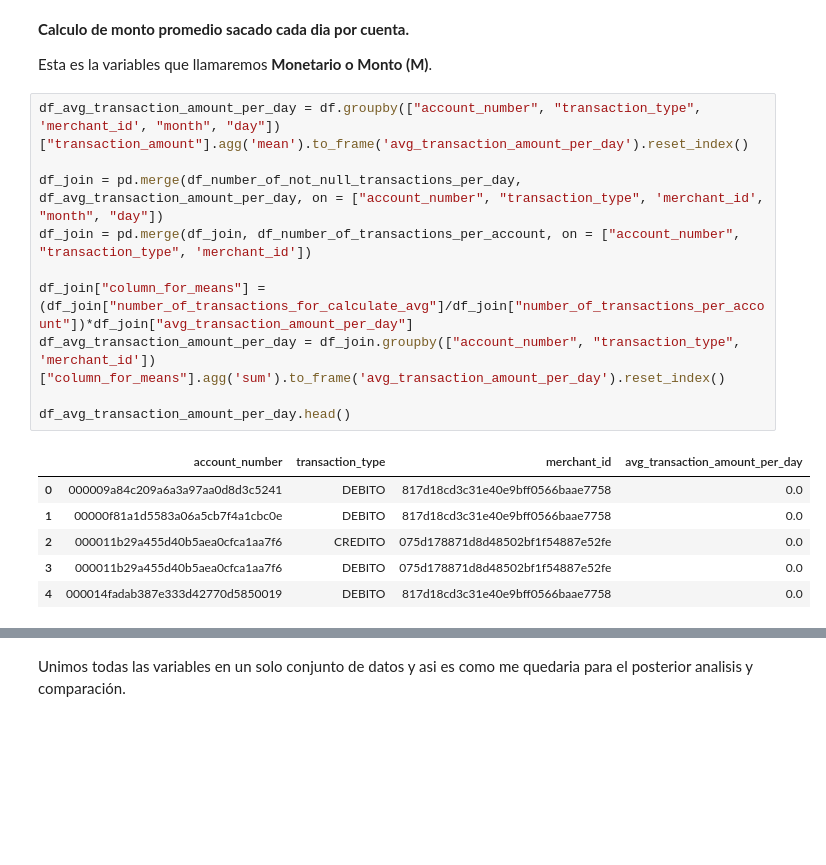
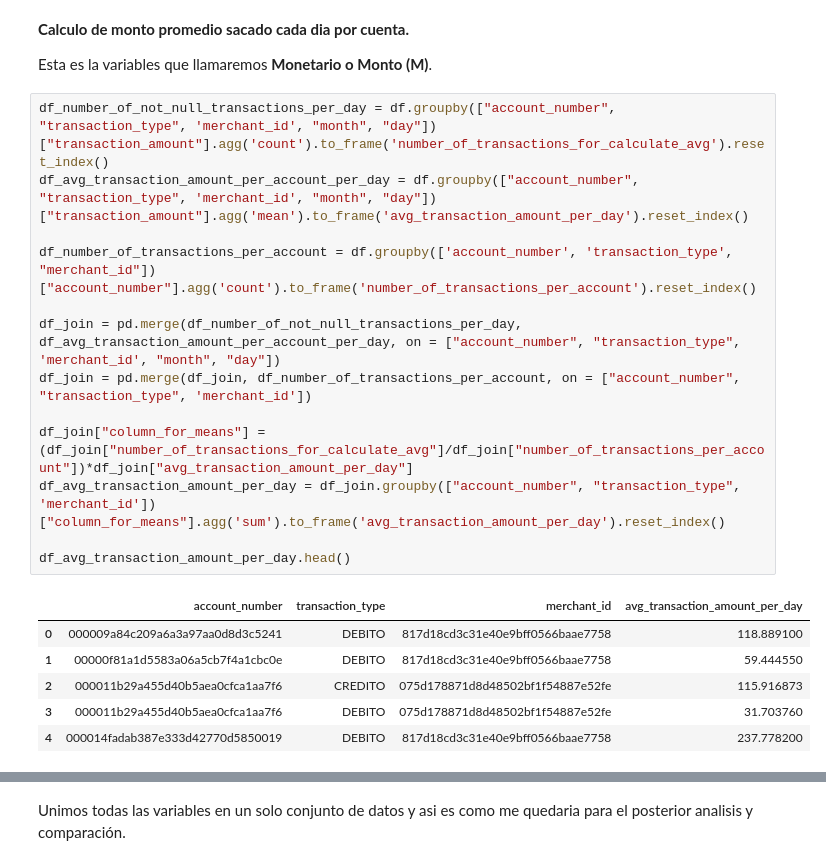
Before and after one commit to matmartinez97/RetoNEQUI, a Jupyter notebook: RetoNEQUI.ipynb, the cells around one changed output, grey strips where cells are left out. Drawn from its saved outputs; the diff is of its cells as text; blank space fills up the shorter version.

```diff
--- a/RetoNEQUI.ipynb
+++ b/RetoNEQUI.ipynb
@@ -276,22 +277,25 @@ plt.xticks(rotation=45, ha='right')
 
 Esta es la variables que llamaremos **Monetario o Monto (M)**.
 # %%
-df_avg_transaction_amount_per_day = df.groupby(["account_number", "transaction_type", 'merchant_id', "month", "day"])["transaction_amount"].agg('mean').to_frame('avg_transaction_amount_per_day').reset_index()
+df_number_of_not_null_transactions_per_day = df.groupby(["account_number", "transaction_type", 'merchant_id', "month", "day"])["transaction_amount"].agg('count').to_frame('number_of_transactions_for_calculate_avg').reset_index()
+df_avg_transaction_amount_per_account_per_day = df.groupby(["account_number", "transaction_type", 'merchant_id', "month", "day"])["transaction_amount"].agg('mean').to_frame('avg_transaction_amount_per_day').reset_index()
 
-df_join = pd.merge(df_number_of_not_null_transactions_per_day, df_avg_transaction_amount_per_day, on = ["account_number", "transaction_type", 'merchant_id', "month", "day"])
+df_number_of_transactions_per_account = df.groupby(['account_number', 'transaction_type', "merchant_id"])["account_number"].agg('count').to_frame('number_of_transactions_per_account').reset_index()
+
+df_join = pd.merge(df_number_of_not_null_transactions_per_day, df_avg_transaction_amount_per_account_per_day, on = ["account_number", "transaction_type", 'merchant_id', "month", "day"])
 df_join = pd.merge(df_join, df_number_of_transactions_per_account, on = ["account_number", "transaction_type", 'merchant_id'])
 
 df_join["column_for_means"] = (df_join["number_of_transactions_for_calculate_avg"]/df_join["number_of_transactions_per_account"])*df_join["avg_transaction_amount_per_day"]
 df_avg_transaction_amount_per_day = df_join.groupby(["account_number", "transaction_type", 'merchant_id'])["column_for_means"].agg('sum').to_frame('avg_transaction_amount_per_day').reset_index()
 
 df_avg_transaction_amount_per_day.head()
 # %% [output]
 |  | account_number | transaction_type | merchant_id | avg_transaction_amount_per_day |
-| 0 | 000009a84c209a6a3a97aa0d8d3c5241 | DEBITO | 817d18cd3c31e40e9bff0566baae7758 | 0.0 |
-| 1 | 00000f81a1d5583a06a5cb7f4a1cbc0e | DEBITO | 817d18cd3c31e40e9bff0566baae7758 | 0.0 |
-| 2 | 000011b29a455d40b5aea0cfca1aa7f6 | CREDITO | 075d178871d8d48502bf1f54887e52fe | 0.0 |
-| 3 | 000011b29a455d40b5aea0cfca1aa7f6 | DEBITO | 075d178871d8d48502bf1f54887e52fe | 0.0 |
-| 4 | 000014fadab387e333d42770d5850019 | DEBITO | 817d18cd3c31e40e9bff0566baae7758 | 0.0 |
+| 0 | 000009a84c209a6a3a97aa0d8d3c5241 | DEBITO | 817d18cd3c31e40e9bff0566baae7758 | 118.889100 |
+| 1 | 00000f81a1d5583a06a5cb7f4a1cbc0e | DEBITO | 817d18cd3c31e40e9bff0566baae7758 | 59.444550 |
+| 2 | 000011b29a455d40b5aea0cfca1aa7f6 | CREDITO | 075d178871d8d48502bf1f54887e52fe | 115.916873 |
+| 3 | 000011b29a455d40b5aea0cfca1aa7f6 | DEBITO | 075d178871d8d48502bf1f54887e52fe | 31.703760 |
+| 4 | 000014fadab387e333d42770d5850019 | DEBITO | 817d18cd3c31e40e9bff0566baae7758 | 237.778200 |
 # %%
 sns.histplot(df_avg_transaction_amount_per_day, x="avg_transaction_amount_per_day", bins=100)
 plt.xticks(rotation=45, ha='right')
```
Also changed, not shown: parts of 4 cells of this notebook.
